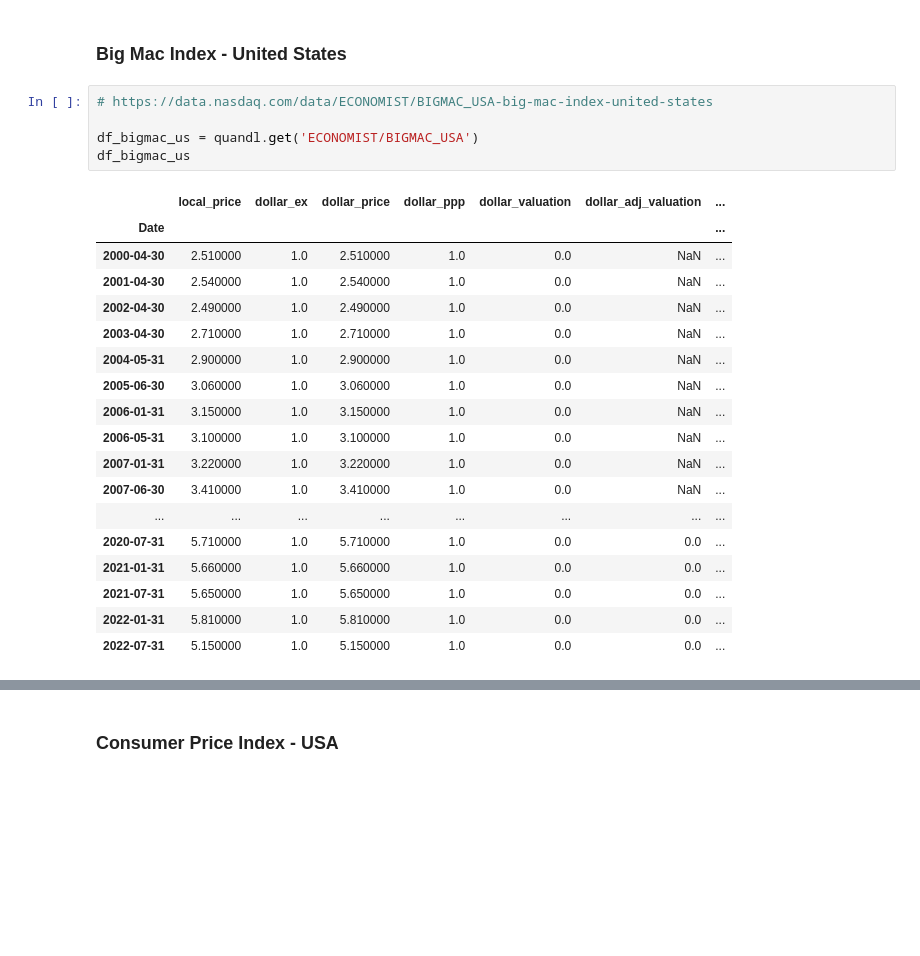
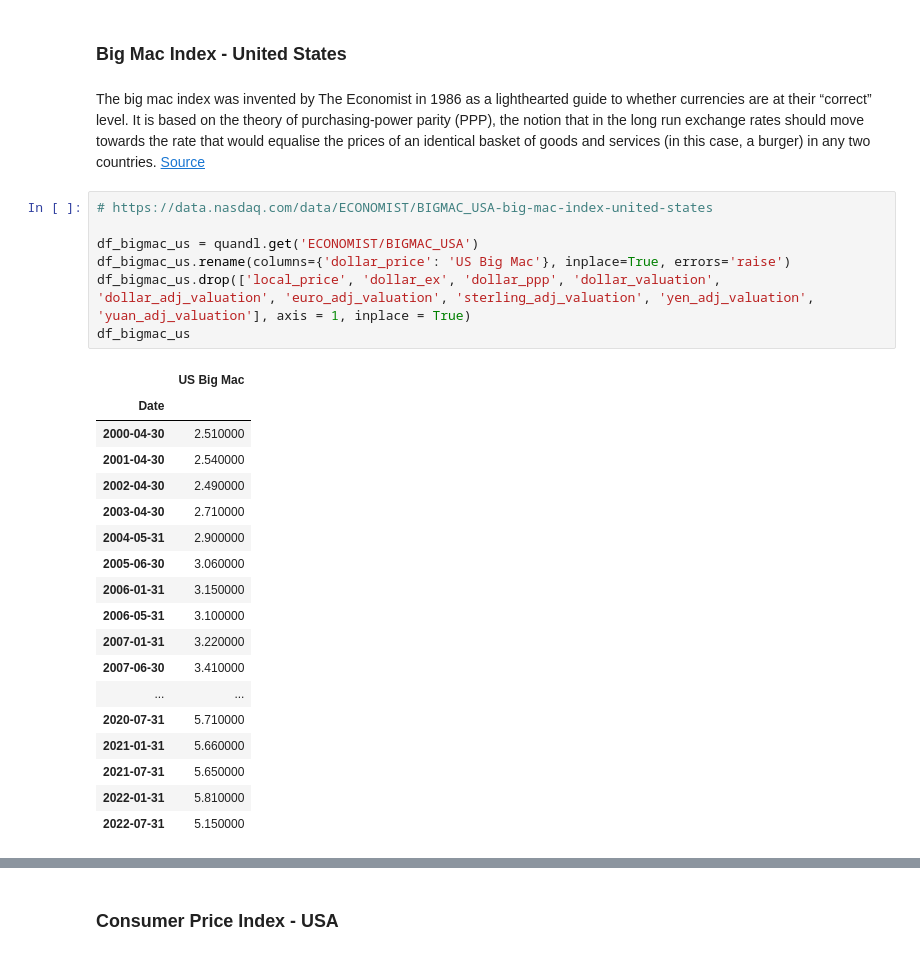
Before and after one commit to RaphHer/Project_Final_Ironhack, a Jupyter notebook: 3.NEW_using_Quandl_to_get_data.ipynb, the cells around one changed output, grey strips where cells are left out. Cells and saved outputs as stored; diff of their text form; blank space fills up the shorter version.

```diff
--- a/3.NEW_using_Quandl_to_get_data.ipynb
+++ b/3.NEW_using_Quandl_to_get_data.ipynb
@@ -113,26 +198,30 @@ df_conssen
 # %% [markdown]
 ### Big Mac Index - United States
+# %% [markdown]
+The big mac index was invented by The Economist in 1986 as a lighthearted guide to whether currencies are at their “correct” level. It is based on the theory of purchasing-power parity (PPP), the notion that in the long run exchange rates should move towards the rate that would equalise the prices of an identical basket of goods and services (in this case, a burger) in any two countries. [Source](https://www.economist.com/big-mac-index)
 # %%
 # https://data.nasdaq.com/data/ECONOMIST/BIGMAC_USA-big-mac-index-united-states
 
 df_bigmac_us = quandl.get('ECONOMIST/BIGMAC_USA')
+df_bigmac_us.rename(columns={'dollar_price': 'US Big Mac'}, inplace=True, errors='raise')
+df_bigmac_us.drop(['local_price', 'dollar_ex', 'dollar_ppp', 'dollar_valuation', 'dollar_adj_valuation', 'euro_adj_valuation', 'sterling_adj_valuation', 'yen_adj_valuation', 'yuan_adj_valuation'], axis = 1, inplace = True)
 df_bigmac_us
 # %% [output]
-|  | local_price | dollar_ex | dollar_price | dollar_ppp | dollar_valuation | dollar_adj_valuation | ... |
-| Date |  |  |  |  |  |  | ... |
-| 2000-04-30 | 2.510000 | 1.0 | 2.510000 | 1.0 | 0.0 | NaN | ... |
-| 2001-04-30 | 2.540000 | 1.0 | 2.540000 | 1.0 | 0.0 | NaN | ... |
-| 2002-04-30 | 2.490000 | 1.0 | 2.490000 | 1.0 | 0.0 | NaN | ... |
-| 2003-04-30 | 2.710000 | 1.0 | 2.710000 | 1.0 | 0.0 | NaN | ... |
-| 2004-05-31 | 2.900000 | 1.0 | 2.900000 | 1.0 | 0.0 | NaN | ... |
-| 2005-06-30 | 3.060000 | 1.0 | 3.060000 | 1.0 | 0.0 | NaN | ... |
-| 2006-01-31 | 3.150000 | 1.0 | 3.150000 | 1.0 | 0.0 | NaN | ... |
-| 2006-05-31 | 3.100000 | 1.0 | 3.100000 | 1.0 | 0.0 | NaN | ... |
-| 2007-01-31 | 3.220000 | 1.0 | 3.220000 | 1.0 | 0.0 | NaN | ... |
-| 2007-06-30 | 3.410000 | 1.0 | 3.410000 | 1.0 | 0.0 | NaN | ... |
-| ... | ... | ... | ... | ... | ... | ... | ... |
-| 2020-07-31 | 5.710000 | 1.0 | 5.710000 | 1.0 | 0.0 | 0.0 | ... |
-| 2021-01-31 | 5.660000 | 1.0 | 5.660000 | 1.0 | 0.0 | 0.0 | ... |
-| 2021-07-31 | 5.650000 | 1.0 | 5.650000 | 1.0 | 0.0 | 0.0 | ... |
-| 2022-01-31 | 5.810000 | 1.0 | 5.810000 | 1.0 | 0.0 | 0.0 | ... |
-| 2022-07-31 | 5.150000 | 1.0 | 5.150000 | 1.0 | 0.0 | 0.0 | ... |
+|  | US Big Mac |
+| Date |  |
+| 2000-04-30 | 2.510000 |
+| 2001-04-30 | 2.540000 |
+| 2002-04-30 | 2.490000 |
+| 2003-04-30 | 2.710000 |
+| 2004-05-31 | 2.900000 |
+| 2005-06-30 | 3.060000 |
+| 2006-01-31 | 3.150000 |
+| 2006-05-31 | 3.100000 |
+| 2007-01-31 | 3.220000 |
+| 2007-06-30 | 3.410000 |
+| ... | ... |
+| 2020-07-31 | 5.710000 |
+| 2021-01-31 | 5.660000 |
+| 2021-07-31 | 5.650000 |
+| 2022-01-31 | 5.810000 |
+| 2022-07-31 | 5.150000 |
```
Also changed, not shown: parts of 35 cells of this notebook, 4 other files.
